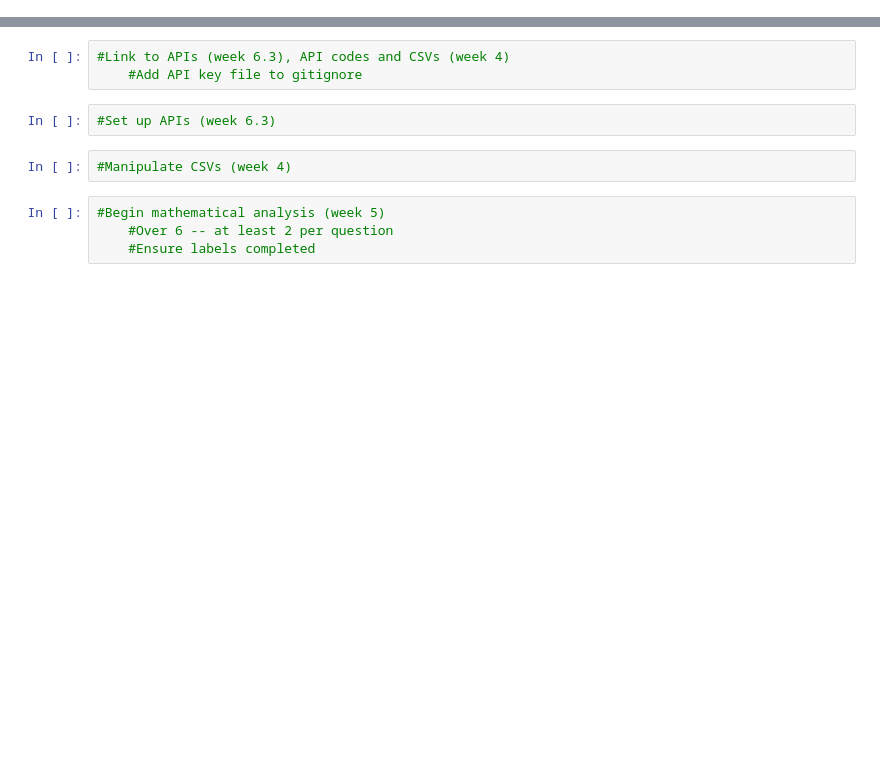
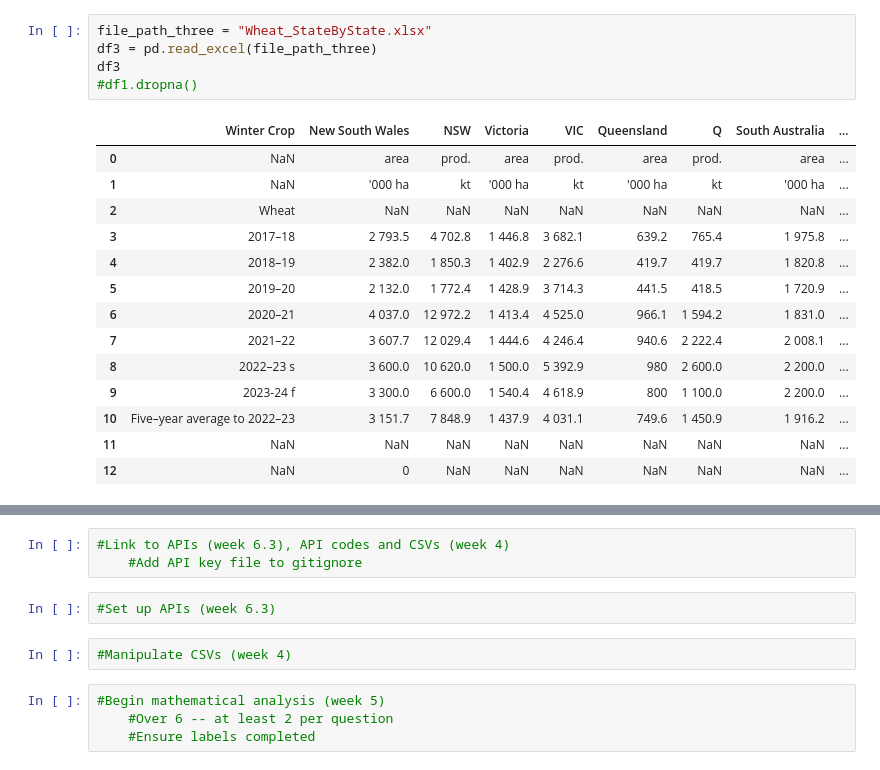
Before and after one commit to B-osborne1/project-one, a Jupyter notebook: project_main_script.ipynb, the cells around one changed output, grey strips where cells are left out. Saved outputs shown, nothing was run; the diff lists cells and outputs as text; blank space fills up the shorter version.

```diff
--- a/project_main_script.ipynb
+++ b/project_main_script.ipynb
@@ -18,0 +76,20 @@
+# %%
+file_path_three = "Wheat_StateByState.xlsx"
+df3 = pd.read_excel(file_path_three)
+df3
+#df1.dropna()
+# %% [output]
+|  | Winter Crop | New South Wales | NSW | Victoria | VIC | Queensland | Q | South Australia | ... |
+| 0 | NaN | area | prod. | area | prod. | area | prod. | area | ... |
+| 1 | NaN | '000 ha | kt | '000 ha | kt | '000 ha | kt | '000 ha | ... |
+| 2 | Wheat | NaN | NaN | NaN | NaN | NaN | NaN | NaN | ... |
+| 3 | 2017–18 | 2 793.5 | 4 702.8 | 1 446.8 | 3 682.1 | 639.2 | 765.4 | 1 975.8 | ... |
+| 4 | 2018–19 | 2 382.0 | 1 850.3 | 1 402.9 | 2 276.6 | 419.7 | 419.7 | 1 820.8 | ... |
+| 5 | 2019–20 | 2 132.0 | 1 772.4 | 1 428.9 | 3 714.3 | 441.5 | 418.5 | 1 720.9 | ... |
+| 6 | 2020–21 | 4 037.0 | 12 972.2 | 1 413.4 | 4 525.0 | 966.1 | 1 594.2 | 1 831.0 | ... |
+| 7 | 2021–22 | 3 607.7 | 12 029.4 | 1 444.6 | 4 246.4 | 940.6 | 2 222.4 | 2 008.1 | ... |
+| 8 | 2022–23 s | 3 600.0 | 10 620.0 | 1 500.0 | 5 392.9 | 980 | 2 600.0 | 2 200.0 | ... |
+| 9 | 2023-24 f | 3 300.0 | 6 600.0 | 1 540.4 | 4 618.9 | 800 | 1 100.0 | 2 200.0 | ... |
+| 10 | Five–year average to 2022–23 | 3 151.7 | 7 848.9 | 1 437.9 | 4 031.1 | 749.6 | 1 450.9 | 1 916.2 | ... |
+| 11 | NaN | NaN | NaN | NaN | NaN | NaN | NaN | NaN | ... |
+| 12 | NaN | 0 | NaN | NaN | NaN | NaN | NaN | NaN | ... |
```
Also changed, not shown: parts of 7 cells of this notebook, 3 other files.
